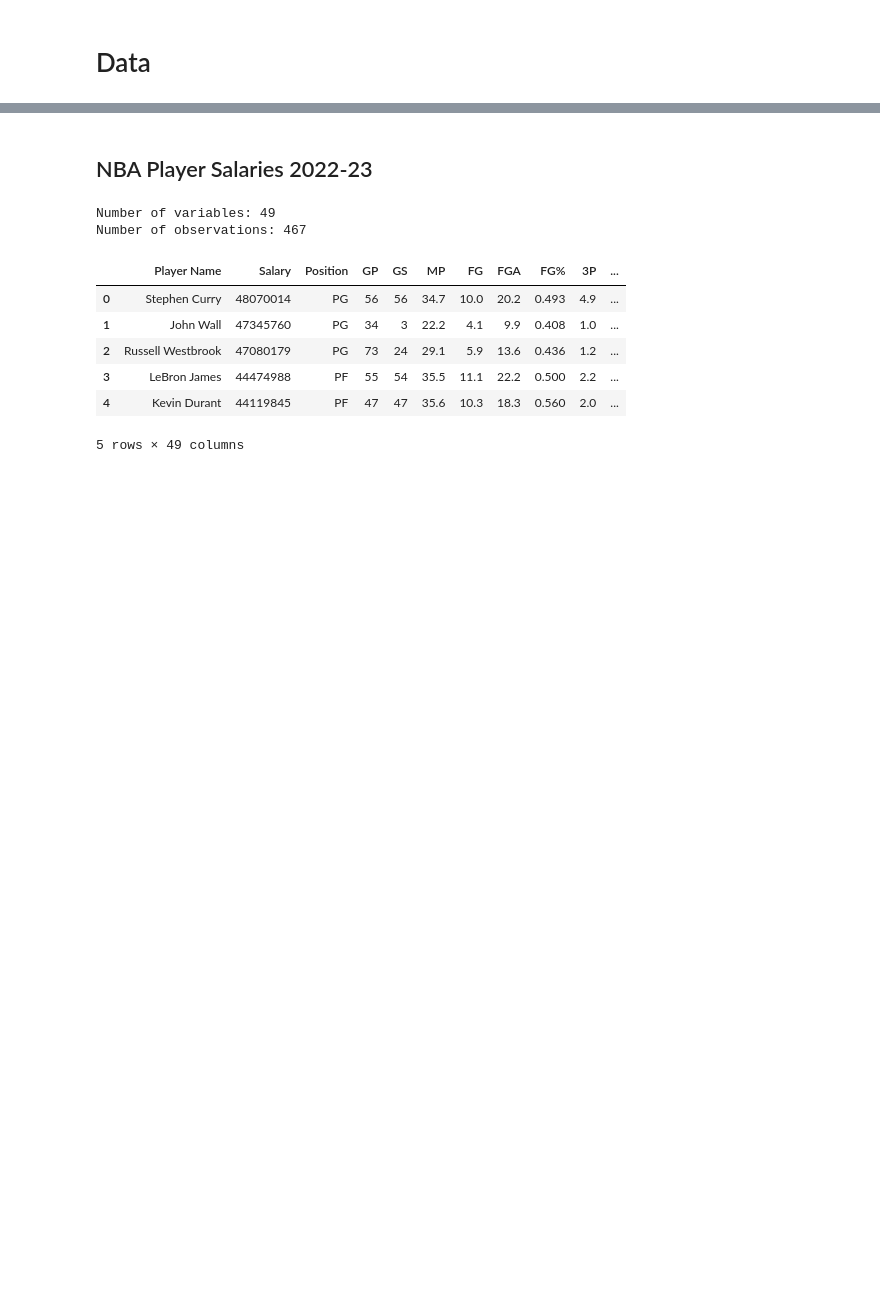
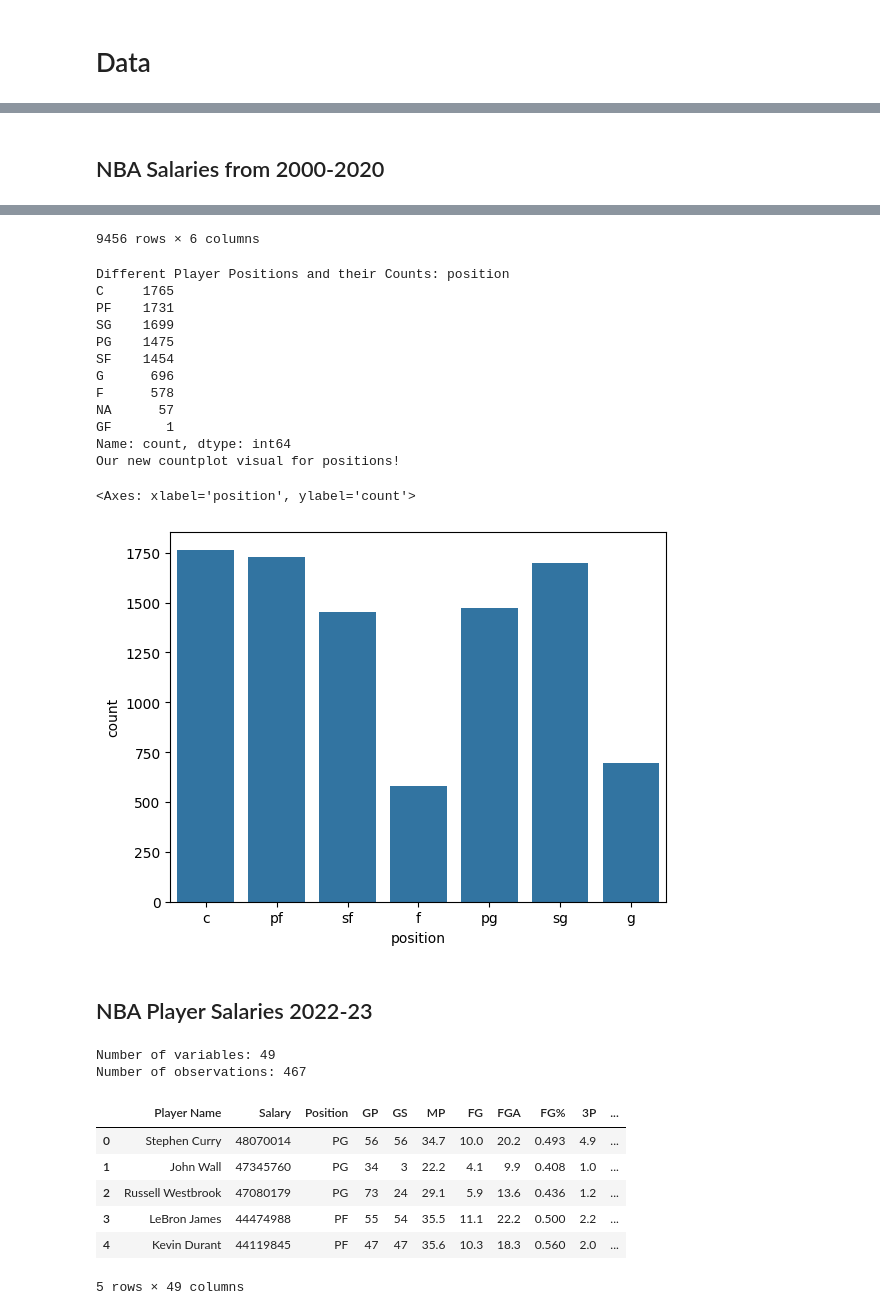
Before and after one commit to COGS108/Group048_WI24, a Jupyter notebook: DataCheckpoint_Group048_WI24.ipynb, the cells around one changed output, grey strips where cells are left out. Saved outputs shown, nothing was run; the diff lists cells and outputs as text; code cells hidden in the pictures; blank space fills up the shorter version.

Commit message:
Finish Data Checkpoint

```diff
--- a/DataCheckpoint_Group048_WI24.ipynb
+++ b/DataCheckpoint_Group048_WI24.ipynb
@@ -89,0 +88,65 @@ import pandas as pd
+# %% [markdown]
+## NBA Salaries from 2000-2020
+# %%
+import pandas as pd
+import numpy as np
+import scipy
+import seaborn as sns
+import matplotlib.pyplot as plt
+
+df1 = pd.read_csv('nba-salaries.csv')
+features = df1.columns
+print('Features: ', features)
+
+print('\nDescription of Data:')
+print(df1.describe())
+print('\nThe table itself!')
+display(df1)
+
+print('\nDifferent Player Positions and their Counts:', df1['position'].value_counts())
+
+# As can be seen by the data, we have lots of players who are not listed at one specific of the five positions
+# For instance, some players are listed as forwards (meaning they either play small forward or power forward)
+# Others are listed as guards (meaning either point guard or shooting guard)
+# On top of this, there are players who are listed as NA, which we need to investigate, and a single GF?!?
+# (Another note: there is a weird formatting error in which there is whitespace before position, we will also clean that up!)
+who_is_gf = df1[df1['position']==' GF']
+who_is_gf
+
+# As we see, someone named Jiri Welsh is listed as the only GF in the file. Upon further investigation, he played both a guard and forward position
+# Which makes sense as to why he is labelled as GF! However, based on the NBA website, he is listed as a forward and will be treated as such during
+# analysis.
+def standardize_position(str_in):
+    str_in = str_in.strip()
+    str_in = str_in.lower()
+    if str_in == 'gf':
+        str_in = 'f' # Context provided based solely on Jiri!
+    return str_in
+
+# We have, for the time being, fixed up the GF issue!
+df1['position'] = df1['position'].apply(standardize_position)
+df1['position'].value_counts()
+
+# We have all these na values in the DataFrame! How are we going to clean it up?
+all_na = df1[df1['position']=='na']
+all_na
+
+# Looking at just a few of the observations of an na player, it can be seen that reasons vary widely as to why
+# they seem to be listed as an na position. For instance, Deron Washington, despite having a listed salary in 2013,
+# played overseas that year. Another playing, Tu Holloway, had a brief G-League stint and also played overseas. As a
+# result, instead of manually seeing what each player was doing and the fact that many of them were not in the NBA at the time
+# it is easiest and most fitting to drop such players.
+def drop_helper(str_in):
+    str_in = str_in.lower()
+    str_in = str_in.strip()
+    if str_in == 'na':
+        return None
+    return str_in
+
+df1['position'] = df1['position'].apply(drop_helper)
+df1 = df1.dropna(subset='position')
+df1['position'].value_counts()
+
+print('Our new countplot visual for positions!')
+sns.countplot(data=df1, x='position')
+# %% [output]
@@ -90,3 +179,18 @@ import pandas as pd
+9456 rows × 6 columns
+Different Player Positions and their Counts: position
+C     1765
+PF    1731
+SG    1699
+PG    1475
+SF    1454
+G      696
+F      578
+NA      57
+GF       1
+Name: count, dtype: int64
+Our new countplot visual for positions!
+<Axes: xlabel='position', ylabel='count'>
+[figure, added]
 # %% [markdown]
 ## NBA Player Salaries 2022-23
 # %%
```
Also changed, not shown: parts of 16 cells of this notebook, 2 other files.
